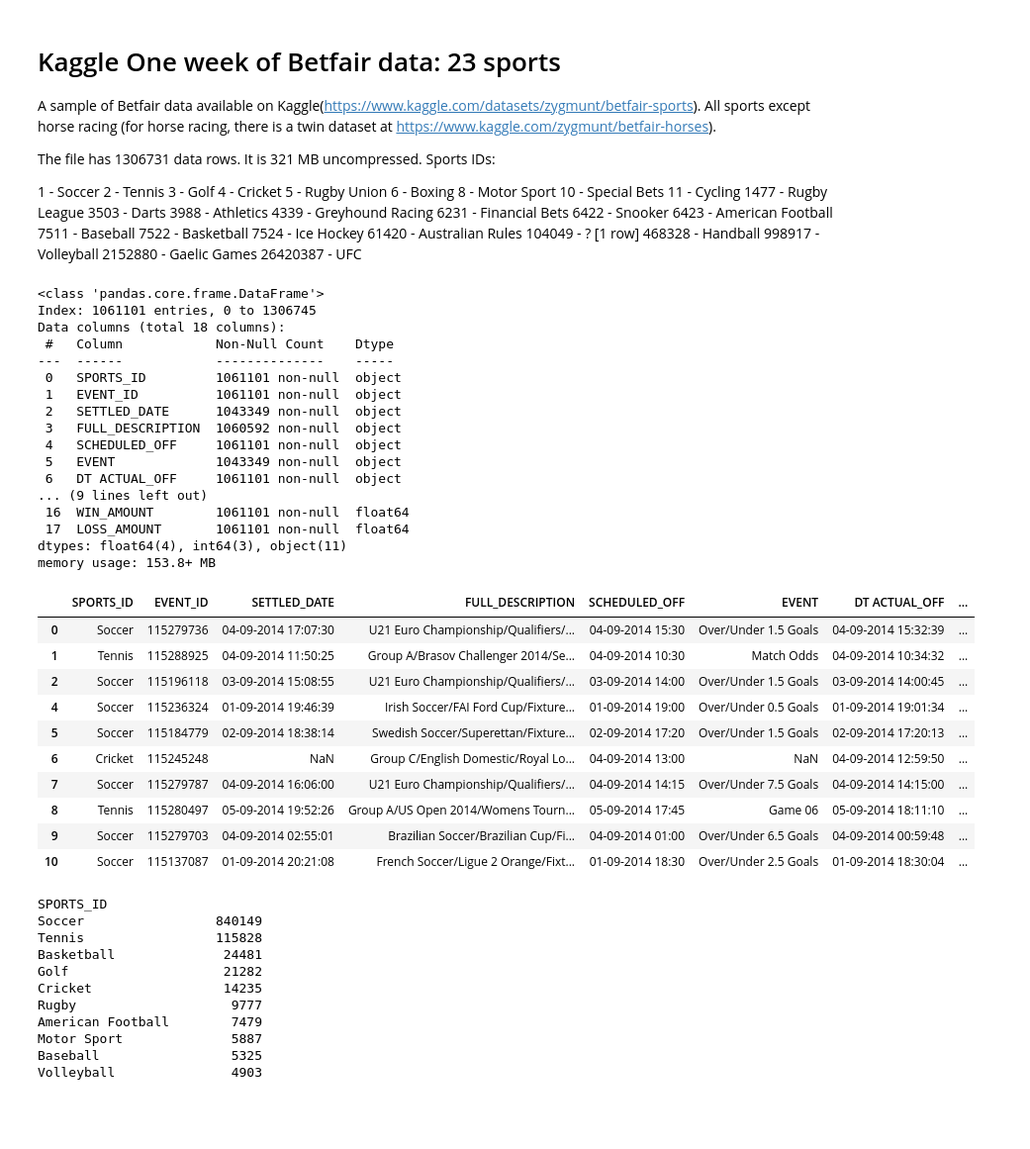
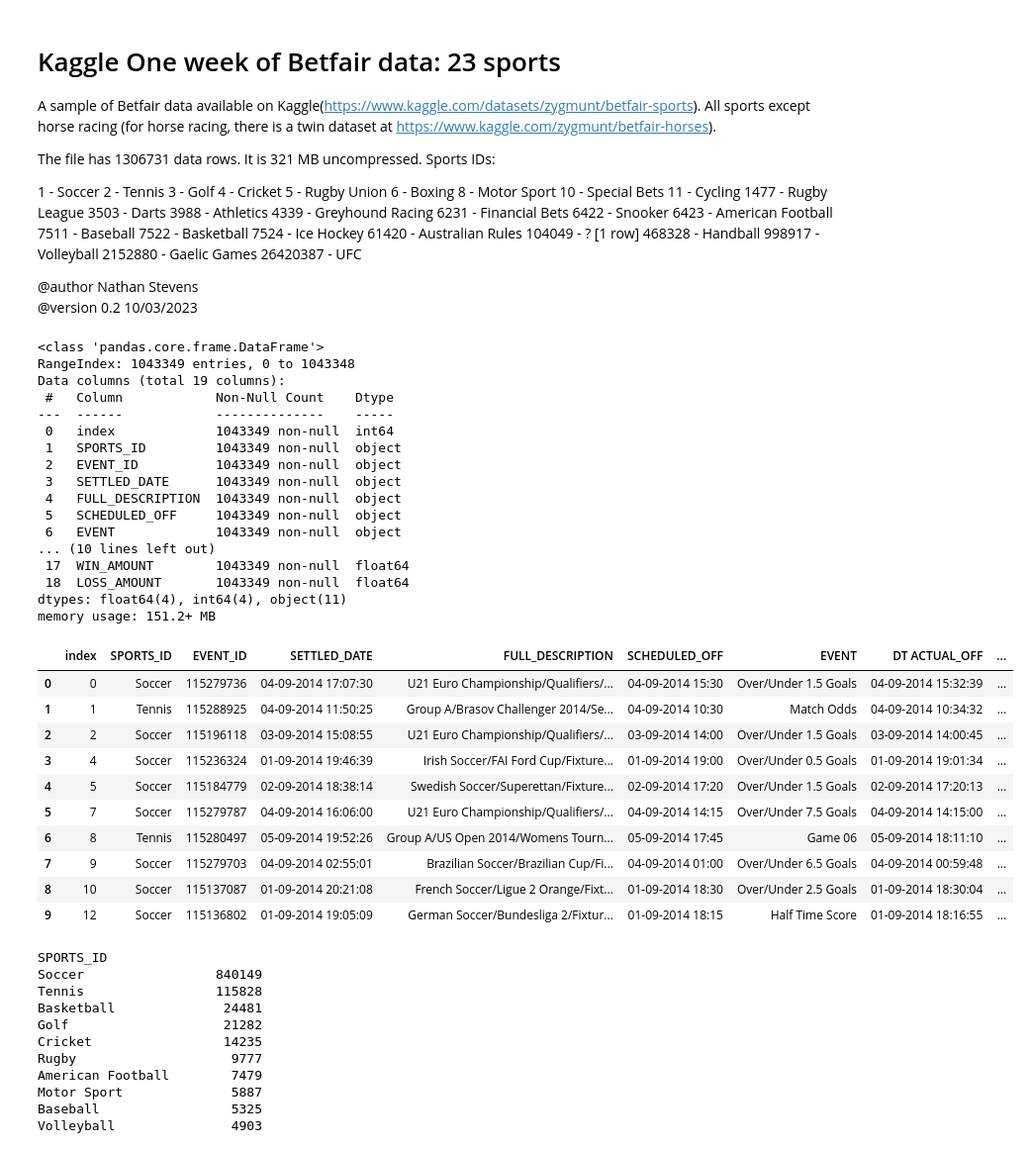
Before and after one commit to ns96/python-betfair, a Jupyter notebook: BetFairEDA.ipynb, the cells around one changed output. Shown: that part at 99% size. Cells and saved outputs as stored; diff of their text form; code cells hidden in the pictures; blank space fills up the shorter version.

```diff
--- a/BetFairEDA.ipynb
+++ b/BetFairEDA.ipynb
@@ -32,6 +32,9 @@ Sports IDs:
 998917 - Volleyball
 2152880 - Gaelic Games
 26420387 - UFC
+
+@author Nathan Stevens <br>
+@version 0.2 10/03/2023
 # %%
 # do the usaul imports
 import pandas as pd
@@ -62,58 +65,62 @@ sports_names = {1: "Soccer", 2: "Tennis", 3: "Golf", 4: "Cricket", 5: "Rugby", 6
                 3503: "Darts", 3988: "Athletics", 4339: "Greyhound Racing", 6231: "Financial Bets",
                 6422: "Billards", 6423: "American Football", 7511: "Baseball", 7522: "Basketball",
                 7524: "Hockey", 61420: "Australian Football", 104049: "Unknown", 468328: "Handball",
                 998917: "Volleyball", 2152880: "Gaelic Games", 26420387: "UFC"}
 
 betfair_df["SPORTS_ID"] = betfair_df["SPORTS_ID"].map(sports_names)
 
 # change sports id and event id to objects
 betfair_df["EVENT_ID"] = betfair_df["EVENT_ID"].astype(object)
 
 # remove all rows where game/event did not go into play i.e canceled for some reason
 betfair_df = betfair_df.loc[betfair_df.IN_PLAY != "NI"]
 
 # calculate the total winnings
 betfair_df["WIN_AMOUNT"] = betfair_df["ODDS"] * betfair_df["VOLUME_MATCHED"] * betfair_df["WIN_FLAG"]
 
 # calculate the loss amount
 # https://betting.betfair.com/how-to-use-betfair-exchange/beginner-guides/placing-a-lay-bet-010819-51.html
 #betfair_df["LOSS_AMOUNT"] = (betfair_df["ODDS"] * betfair_df["VOLUME_MATCHED"] - betfair_df["VOLUME_MATCHED"]) * (1 - betfair_df["WIN_FLAG"])
 betfair_df["LOSS_AMOUNT"] = (betfair_df["ODDS"] * betfair_df["VOLUME_MATCHED"]) * (1 - betfair_df["WIN_FLAG"])
 
+# drop na and reset index
+betfair_df.dropna(inplace=True)
+betfair_df.reset_index(inplace=True)
+
 # save a pickle version
 betfair_df.to_pickle("resources/betfair_dataset.pkl")
 
 betfair_df.info()
 betfair_df.head(10)
 # %% [output]
 <class 'pandas.core.frame.DataFrame'>
-Index: 1061101 entries, 0 to 1306745
-Data columns (total 18 columns):
+RangeIndex: 1043349 entries, 0 to 1043348
+Data columns (total 19 columns):
  #   Column            Non-Null Count    Dtype
 ---  ------            --------------    -----
- 0   SPORTS_ID         1061101 non-null  object
- 1   EVENT_ID          1061101 non-null  object
- 2   SETTLED_DATE      1043349 non-null  object
- 3   FULL_DESCRIPTION  1060592 non-null  object
- 4   SCHEDULED_OFF     1061101 non-null  object
- 5   EVENT             1043349 non-null  object
- 6   DT ACTUAL_OFF     1061101 non-null  object
-... (9 lines left out)
- 16  WIN_AMOUNT        1061101 non-null  float64
- 17  LOSS_AMOUNT       1061101 non-null  float64
-dtypes: float64(4), int64(3), object(11)
-memory usage: 153.8+ MB
+ 0   index             1043349 non-null  int64
+ 1   SPORTS_ID         1043349 non-null  object
+ 2   EVENT_ID          1043349 non-null  object
+ 3   SETTLED_DATE      1043349 non-null  object
+ 4   FULL_DESCRIPTION  1043349 non-null  object
+ 5   SCHEDULED_OFF     1043349 non-null  object
+ 6   EVENT             1043349 non-null  object
+... (10 lines left out)
+ 17  WIN_AMOUNT        1043349 non-null  float64
+ 18  LOSS_AMOUNT       1043349 non-null  float64
+dtypes: float64(4), int64(4), object(11)
+memory usage: 151.2+ MB
-|  | SPORTS_ID | EVENT_ID | SETTLED_DATE | FULL_DESCRIPTION | SCHEDULED_OFF | EVENT | DT ACTUAL_OFF | ... |
-| 0 | Soccer | 115279736 | 04-09-2014 17:07:30 | U21 Euro Championship/Qualifiers/... | 04-09-2014 15:30 | Over/Under 1.5 Goals | 04-09-2014 15:32:39 | ... |
-| 1 | Tennis | 115288925 | 04-09-2014 11:50:25 | Group A/Brasov Challenger 2014/Se... | 04-09-2014 10:30 | Match Odds | 04-09-2014 10:34:32 | ... |
-| 2 | Soccer | 115196118 | 03-09-2014 15:08:55 | U21 Euro Championship/Qualifiers/... | 03-09-2014 14:00 | Over/Under 1.5 Goals | 03-09-2014 14:00:45 | ... |
-| 4 | Soccer | 115236324 | 01-09-2014 19:46:39 | Irish Soccer/FAI Ford Cup/Fixture... | 01-09-2014 19:00 | Over/Under 0.5 Goals | 01-09-2014 19:01:34 | ... |
-| 5 | Soccer | 115184779 | 02-09-2014 18:38:14 | Swedish Soccer/Superettan/Fixture... | 02-09-2014 17:20 | Over/Under 1.5 Goals | 02-09-2014 17:20:13 | ... |
-| 6 | Cricket | 115245248 | NaN | Group C/English Domestic/Royal Lo... | 04-09-2014 13:00 | NaN | 04-09-2014 12:59:50 | ... |
-| 7 | Soccer | 115279787 | 04-09-2014 16:06:00 | U21 Euro Championship/Qualifiers/... | 04-09-2014 14:15 | Over/Under 7.5 Goals | 04-09-2014 14:15:00 | ... |
-| 8 | Tennis | 115280497 | 05-09-2014 19:52:26 | Group A/US Open 2014/Womens Tourn... | 05-09-2014 17:45 | Game 06 | 05-09-2014 18:11:10 | ... |
-| 9 | Soccer | 115279703 | 04-09-2014 02:55:01 | Brazilian Soccer/Brazilian Cup/Fi... | 04-09-2014 01:00 | Over/Under 6.5 Goals | 04-09-2014 00:59:48 | ... |
-| 10 | Soccer | 115137087 | 01-09-2014 20:21:08 | French Soccer/Ligue 2 Orange/Fixt... | 01-09-2014 18:30 | Over/Under 2.5 Goals | 01-09-2014 18:30:04 | ... |
+|  | index | SPORTS_ID | EVENT_ID | SETTLED_DATE | FULL_DESCRIPTION | SCHEDULED_OFF | EVENT | DT ACTUAL_OFF | ... |
+| 0 | 0 | Soccer | 115279736 | 04-09-2014 17:07:30 | U21 Euro Championship/Qualifiers/... | 04-09-2014 15:30 | Over/Under 1.5 Goals | 04-09-2014 15:32:39 | ... |
+| 1 | 1 | Tennis | 115288925 | 04-09-2014 11:50:25 | Group A/Brasov Challenger 2014/Se... | 04-09-2014 10:30 | Match Odds | 04-09-2014 10:34:32 | ... |
+| 2 | 2 | Soccer | 115196118 | 03-09-2014 15:08:55 | U21 Euro Championship/Qualifiers/... | 03-09-2014 14:00 | Over/Under 1.5 Goals | 03-09-2014 14:00:45 | ... |
+| 3 | 4 | Soccer | 115236324 | 01-09-2014 19:46:39 | Irish Soccer/FAI Ford Cup/Fixture... | 01-09-2014 19:00 | Over/Under 0.5 Goals | 01-09-2014 19:01:34 | ... |
+| 4 | 5 | Soccer | 115184779 | 02-09-2014 18:38:14 | Swedish Soccer/Superettan/Fixture... | 02-09-2014 17:20 | Over/Under 1.5 Goals | 02-09-2014 17:20:13 | ... |
+| 5 | 7 | Soccer | 115279787 | 04-09-2014 16:06:00 | U21 Euro Championship/Qualifiers/... | 04-09-2014 14:15 | Over/Under 7.5 Goals | 04-09-2014 14:15:00 | ... |
+| 6 | 8 | Tennis | 115280497 | 05-09-2014 19:52:26 | Group A/US Open 2014/Womens Tourn... | 05-09-2014 17:45 | Game 06 | 05-09-2014 18:11:10 | ... |
+| 7 | 9 | Soccer | 115279703 | 04-09-2014 02:55:01 | Brazilian Soccer/Brazilian Cup/Fi... | 04-09-2014 01:00 | Over/Under 6.5 Goals | 04-09-2014 00:59:48 | ... |
+| 8 | 10 | Soccer | 115137087 | 01-09-2014 20:21:08 | French Soccer/Ligue 2 Orange/Fixt... | 01-09-2014 18:30 | Over/Under 2.5 Goals | 01-09-2014 18:30:04 | ... |
+| 9 | 12 | Soccer | 115136802 | 01-09-2014 19:05:09 | German Soccer/Bundesliga 2/Fixtur... | 01-09-2014 18:15 | Half Time Score | 01-09-2014 18:16:55 | ... |
 # %%
 # lets see how many sports/events there are
 sports = betfair_df["SPORTS_ID"].value_counts().sort_values(ascending=False)
```
Also changed, not shown: 10 other files.
